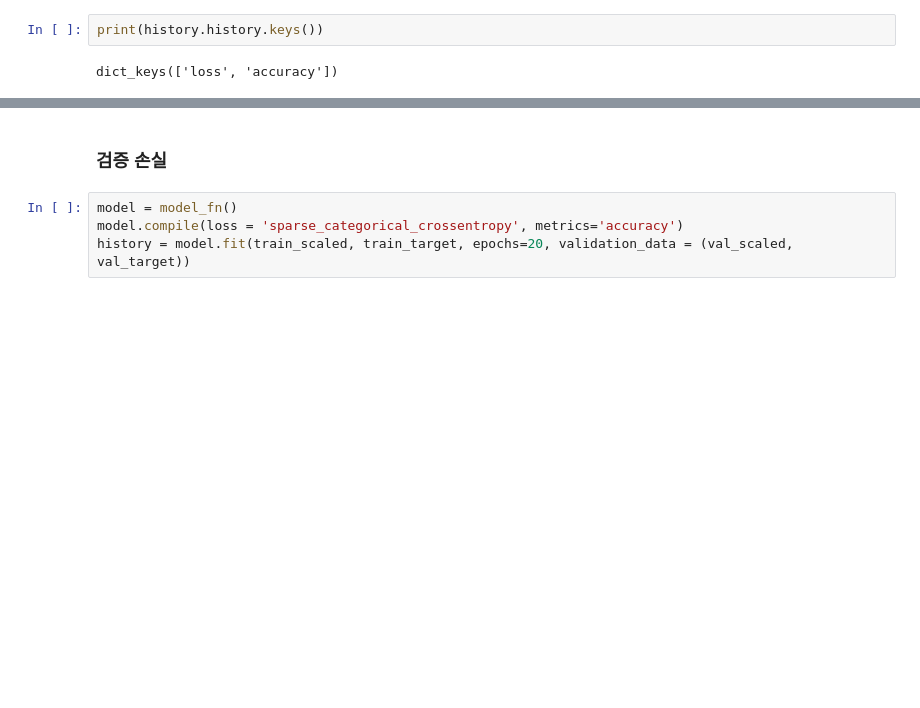
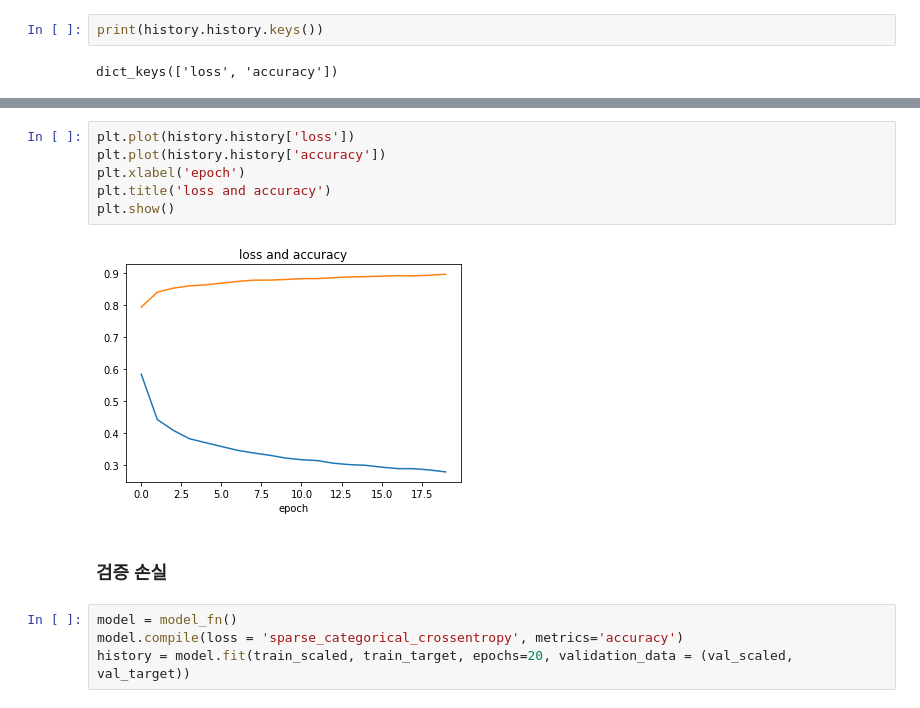
Before and after one commit to hr1588/Lab_study, a Jupyter notebook: 7장.ipynb, the cells around one changed output, grey strips where cells are left out. Saved outputs shown, nothing was run; the diff lists cells and outputs as text; blank space fills up the shorter version.

```diff
--- a/7장.ipynb
+++ b/7장.ipynb
@@ -333,3 +365,11 @@ plt.show()
+# %%
+plt.plot(history.history['loss'])
+plt.plot(history.history['accuracy'])
+plt.xlabel('epoch')
+plt.title('loss and accuracy')
+plt.show()
+# %% [output]
+[figure, added]
 # %% [markdown]
 ### 검증 손실
 # %%
```
Also changed, not shown: parts of 19 cells of this notebook.
